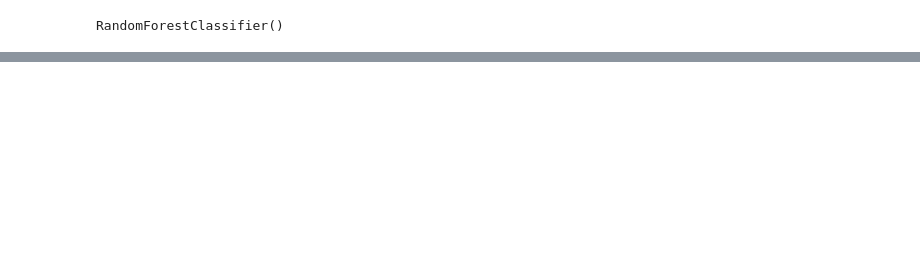
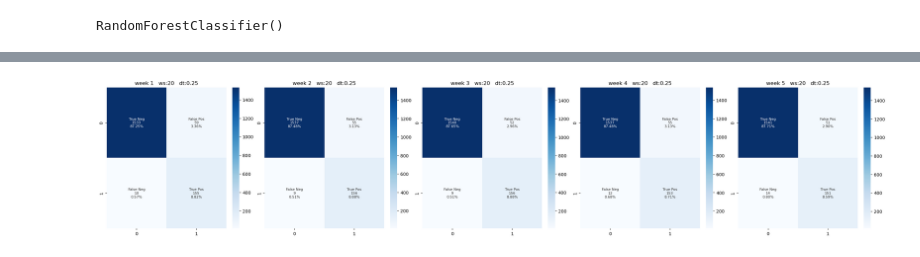
Before and after one commit to aaroncao06/calfire-ml, a Jupyter notebook: CalfireRFtimeSeriesV2.ipynb, the cells around one changed output, grey strips where cells are left out. Saved outputs shown, nothing was run; the diff lists cells and outputs as text; code cells hidden in the pictures; blank space fills up the shorter version.

```diff
--- a/CalfireRFtimeSeriesV2.ipynb
+++ b/CalfireRFtimeSeriesV2.ipynb
@@ -200 +135,20 @@ print(len(model.feature_importances_))
+# %%
+fig, ax = plt.subplots(1,5, constrained_layout = True, figsize=(25,5))
+
+for i, pred_array in enumerate(predictions):
+    predictions_i_week = pred_array[:, 1]
+    y_test_i_week = y_test_np[:, i]
+    binary_pred_i_week = (predictions_i_week >= dt_arr[i]).astype(int)
+
+    cf_matrix = confusion_matrix(y_test_i_week, binary_pred_i_week)
+    group_names = ['True Neg','False Pos', 'False Neg', 'True Pos']
+    group_counts = ['{0:0.0f}'.format(value) for value in cf_matrix.flatten()]
+    group_percentages = ['{0:.2%}'.format(value) for value in cf_matrix.flatten()/np.sum(cf_matrix)]
+    labels = [f'{v1}\n{v2}\n{v3}' for v1, v2, v3 in zip(group_names,group_counts,group_percentages)]
+    labels = np.asarray(labels).reshape(2,2)
+    #sns.heatmap(cf_matrix, annot=labels, fmt='', cmap='Blues')
+    title = 'week '+str(i+1)+'   ws:'+str(window_size)+"   dt:"+str(dt_arr[i])
+    sns.heatmap(cf_matrix, annot=labels, annot_kws={"fontsize":8}, fmt='', cmap='Blues', ax=ax[i]).set(title=title)
+# %% [output]
+[figure, added]
 # %%
```
Also changed, not shown: parts of 7 cells of this notebook.
